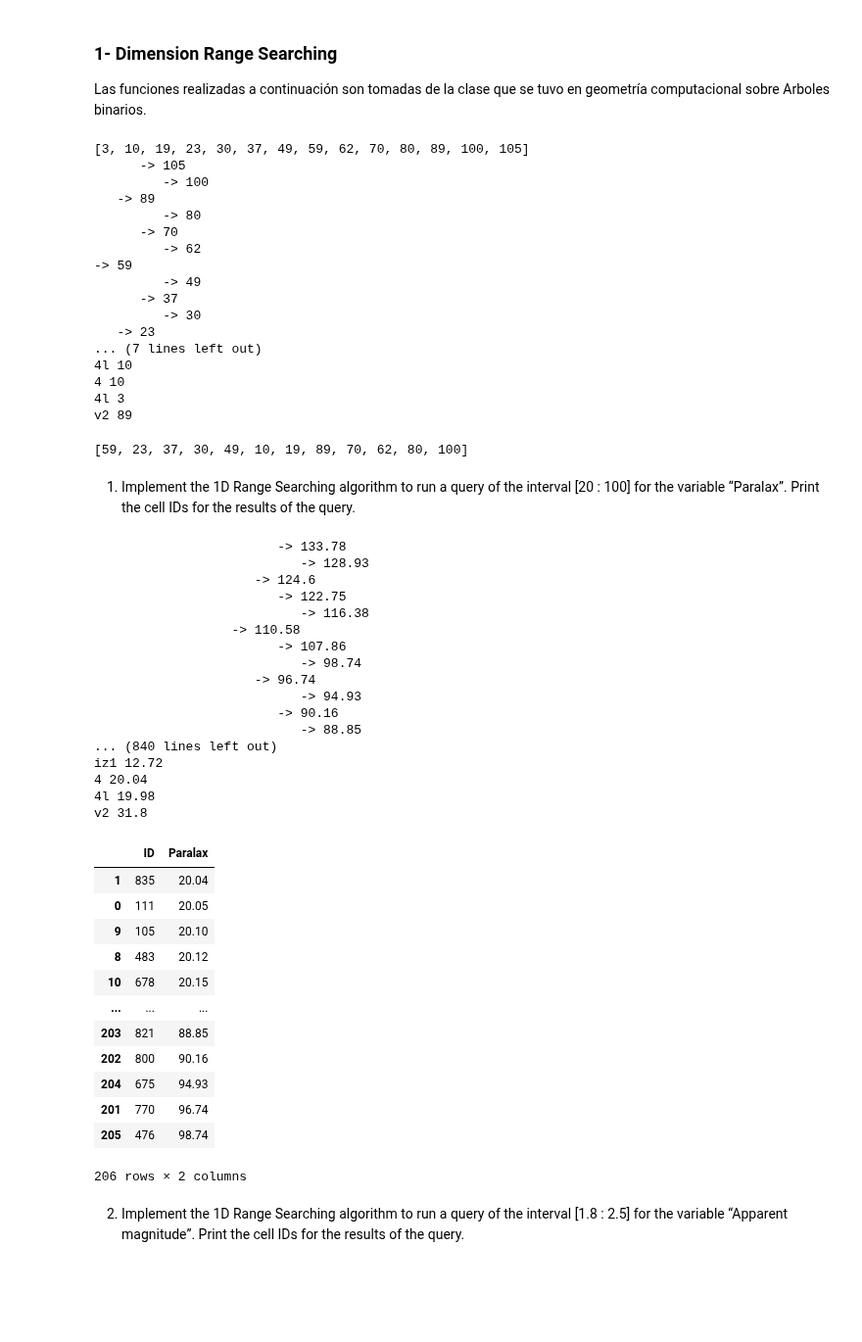
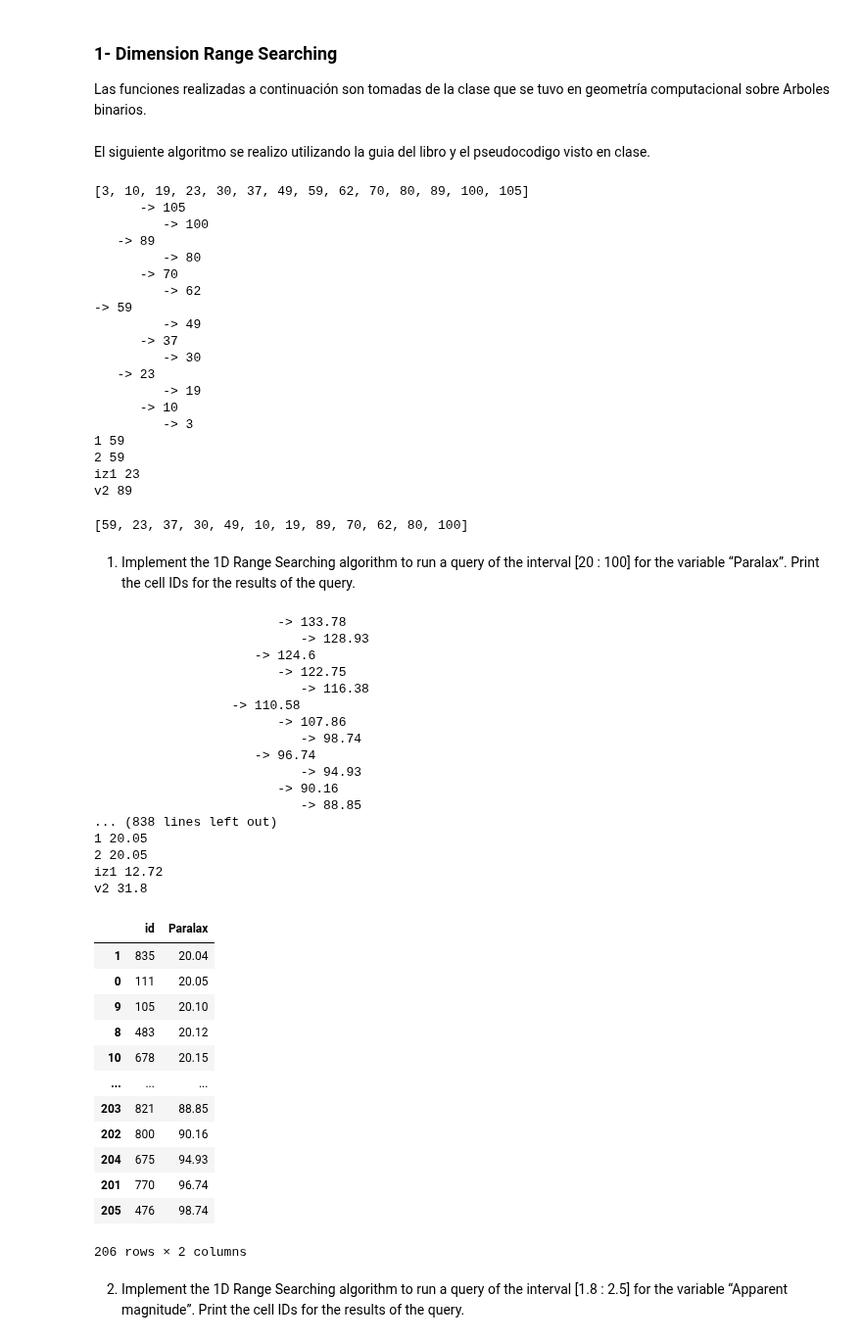
Before and after one commit to DayaVale/Geometria_Computacional, a Jupyter notebook: Homework3/Homework3.ipynb, the cells around one changed output. Shown at 98% size. Saved outputs shown, nothing was run; the diff lists cells and outputs as text; code cells hidden in the pictures; blank space fills up the shorter version.

```diff
--- a/Homework3/Homework3.ipynb
+++ b/Homework3/Homework3.ipynb
@@ -120,15 +120,22 @@ def Checkisreported(v,x,x_prima):
 reports the points stored at its leaves.'''
 def ReportValuesSubTREE(T,x,x_prima):
     values = []
-    if T == None:
-        values = []
-    elif T.left == None and T.right == None:
-         values.append(T.data)
-    else:
-        values += Checkisreported(T,x,x_prima)
-        values += ReportValuesSubTREE(T.left,x,x_prima)
-        values += ReportValuesSubTREE(T.right,x,x_prima)
+    # Miro que no sea vacio
+    if T != None:
+        # Miro si es una hoja
+        if T.left == None and T.right == None:
+            values.append(T.data)
+        else:
+            # Si no es una hoja miro si tengo que reportarla
+            values += Checkisreported(T,x,x_prima)
+            # miro sus hijos
+            values += ReportValuesSubTREE(T.left,x,x_prima)
+            values += ReportValuesSubTREE(T.right,x,x_prima)
+
+
     return values
+# %% [markdown]
+El siguiente algoritmo se realizo utilizando la guia del libro y el pseudocodigo visto en clase.
 # %%
 ''' Input. A binary search tree T and a range [x : x'].
 Output. All points stored in T that lie in the range '''
@@ -206,7 +210,7 @@ def find_ID(arr,dataset,name):
         indexs.append(j[0])
 
     df_result = pd.DataFrame()
-    df_result['ID'] = indexs
+    df_result['id'] = indexs
     df_result['Paralax'] = arr
 
     # Organizar dataframe por la columna id's
@@ -244,10 +248,12 @@ RangeQuery1D(new_par,x,x_prima)
       -> 37
          -> 30
    -> 23
-... (7 lines left out)
-4l 10
-4 10
-4l 3
+         -> 19
+      -> 10
+         -> 3
+1 59
+2 59
+iz1 23
 v2 89
 [59, 23, 37, 30, 49, 10, 19, 89, 70, 62, 80, 100]
 # %% [markdown]
@@ -260,38 +266,38 @@ tree_par = binary_tree(Paralax[0])
 for i in range(1, len(Paralax)):
     InsertBST(tree_par,binary_tree(Paralax[i]))
 
 # Sacar arreglo ordenado con inorder
 arrSort = inorder(tree_par)
 #print(arrSort)
 new_par = BBT(arrSort)
 
 # Definir el intervalo
 x = 20
 x_prima = 100
 print_tree(new_par, level=0)
 values = RangeQuery1D(new_par,x,x_prima)
-Df_result = find_ID(values,Data_star,'ID')
+Df_result = find_ID(values,Data_star, Data_star.columns[2])
 
 Df_result
 # %% [output]
                         -> 133.78
                            -> 128.93
                      -> 124.6
                         -> 122.75
                            -> 116.38
                   -> 110.58
                         -> 107.86
                            -> 98.74
                      -> 96.74
                            -> 94.93
                         -> 90.16
                            -> 88.85
-... (840 lines left out)
+... (838 lines left out)
+1 20.05
+2 20.05
 iz1 12.72
-4 20.04
-4l 19.98
 v2 31.8
-|  | ID | Paralax |
+|  | id | Paralax |
 | 1 | 835 | 20.04 |
 | 0 | 111 | 20.05 |
 | 9 | 105 | 20.10 |
```
Also changed, not shown: parts of 19 cells of this notebook.
